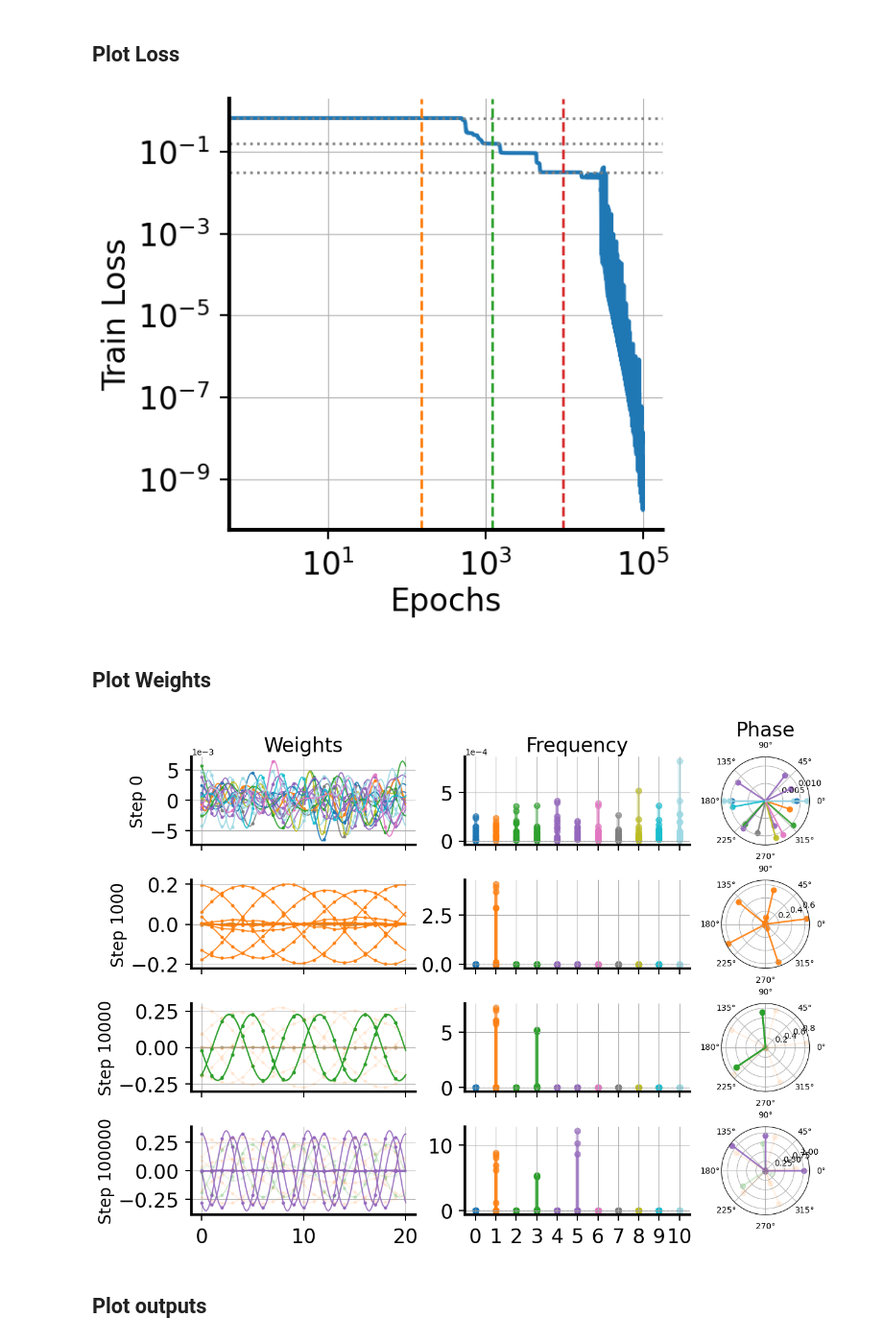
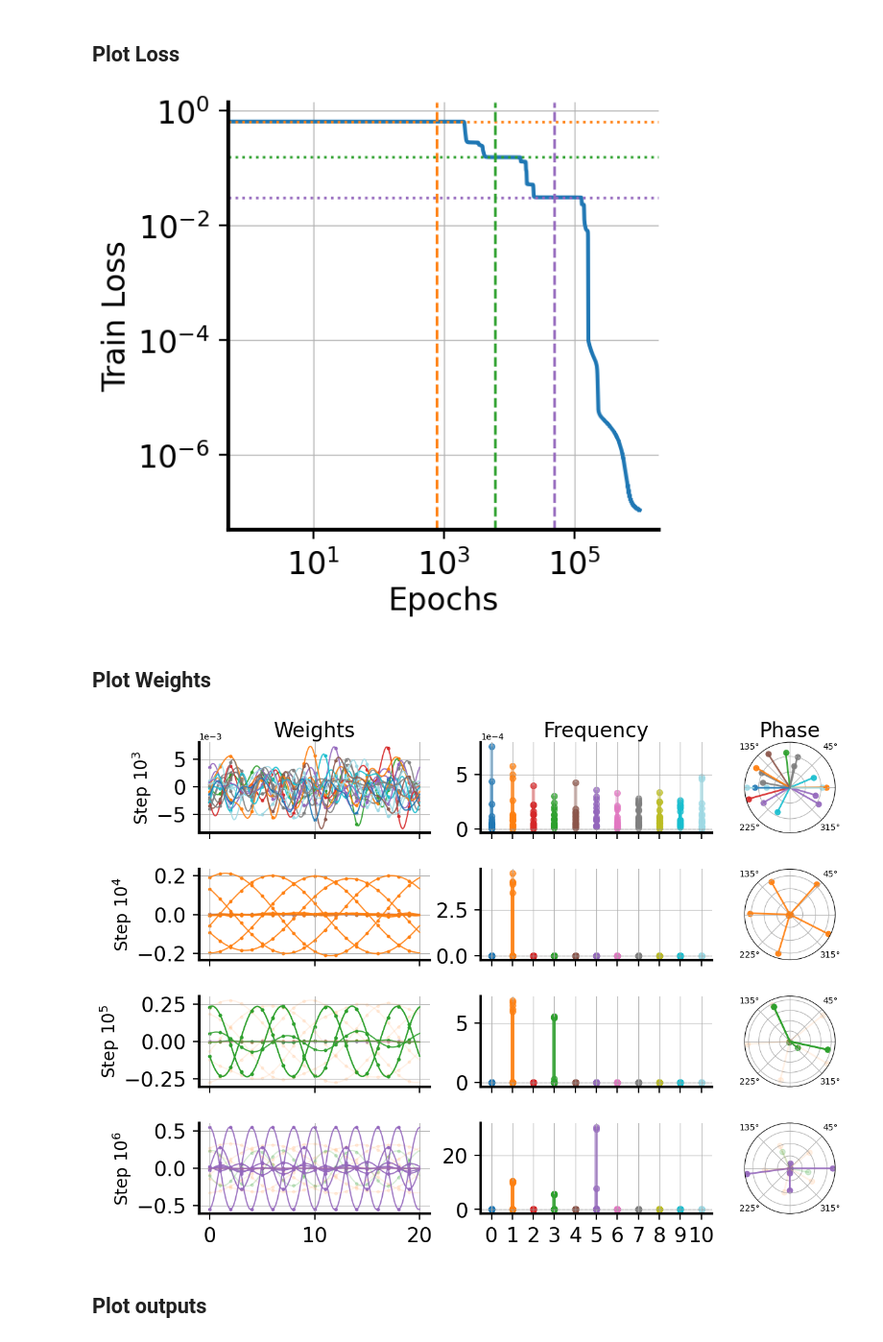
Before and after one commit to danielkunin/alternating-gradient-flows, a Jupyter notebook: modular arithmetic.ipynb, the cells around one changed output. Shown at 96% size. Saved outputs shown, nothing was run; the diff lists cells and outputs as text; code cells hidden in the pictures.

```diff
--- a/modular arithmetic.ipynb
+++ b/modular arithmetic.ipynb
@@ -267,9 +268,14 @@ def interpolate(ax, points, color, continuous, alpha=1.0):
 # %% [markdown]
 ## Experiment
 # %%
+seed = 0  # or any integer you like
+random.seed(seed)
+np.random.seed(seed)
+torch.manual_seed(seed)
+torch.cuda.manual_seed_all(seed)  # if using GPU
+
 # Data Generation using the new function
 p = 20  # Modulus
-
 
 # Get base vector
 # template = generate_template(p, 2, 1.0)
@@ -299,11 +305,11 @@ model = TwoLayerNet(p=p, hidden_size=hidden_size, nonlinearity='square', init_sc
 loss = nn.MSELoss()
 
 # Construct optimizer
-lr, mom = 0.05, 0.9
+lr, mom = 0.01, 0.9
 optimizer = optim.SGD(model.parameters(), lr=lr, momentum=mom)
 # optimizer = optim.Adam(model.parameters(), lr=0.001, betas=(0.9, 0.999))
 
 # Train the model
-epochs = 100001
-loss_history, accuracy_history, param_history = train(model, dataloader, loss, optimizer, epochs=epochs, verbose_interval=epochs//10)
+epochs = 1000001
+loss_history, accuracy_history, param_history = train(model, dataloader, loss, optimizer, epochs=epochs, verbose_interval=epochs//100)
 # %% [output]
@@ -349,7 +362,7 @@ power = power[sorted_idx]
 freq = freq[sorted_idx]
 
 # Colors by frequency
-highlight_colors = {1: 'tab:orange', 3: 'tab:green', 5: 'tab:red'}
+highlight_colors = {1: 'tab:orange', 3: 'tab:green', 5: 'tab:purple'}
 default_color = 'gray'
 
 # Horizontal lines for alpha_k
@@ -358,7 +371,7 @@ coef = 1 / p  # from PyTorch MSE reduction
 for k, alpha in enumerate(alpha_values):
     f = freq[k]
     color = highlight_colors.get(f, default_color)
-    ax.axhline(y=coef * alpha, color='gray', linestyle='dotted', linewidth=2)
+    ax.axhline(y=coef * alpha, color=color, linestyle='dotted', linewidth=2)
 
 # Vertical lines for tau_k
 theta0 = np.sqrt(2) * model.init_scale
@@ -373,7 +386,7 @@ for k, tau in enumerate(tau_values):
 style_axes(ax)
 plt.savefig("loss.pdf", bbox_inches='tight')
 # %% [output]
-[figure, old version]
+[figure, new version]
 # %% [markdown]
 ## Plot Weights
 # %%
@@ -384,7 +397,7 @@ import matplotlib.gridspec as gridspec
 
 # Steps and corresponding highlighted frequencies
 
-steps = [0, 1000, 10000, epochs-1]
+steps = [1000, 10000, 100000, epochs-1]
 highlight_freqs_list = [[], [1], [3], [5]]
 
 num_rows, num_cols = len(steps), 3
@@ -417,7 +430,9 @@ for row, index in enumerate(steps):
         manual_colors = {
             0: 'tab:blue',
             1: 'tab:orange',
+            2: 'tab:red',
             3: 'tab:green',
+            4: 'tab:brown',
             5: 'tab:purple',
         }
         freq_colors = [manual_colors.get(i, cmap(i)) for i in range(num_freqs)]
@@ -436,7 +451,7 @@ for row, index in enumerate(steps):
         interpolate(ax, w, color=color, continuous=True, alpha=alpha)
         ax.scatter(np.arange(p), w, color=color, s=10, alpha=alpha)
     if row == 0: ax.set_title("Weights", fontsize=24)
-    ax.set_ylabel(f"Step {index}",  fontsize=20)
+    ax.set_ylabel(fr"Step $10^{{{int(np.log10(index))}}}$", fontsize=20)
     style_axes(ax)
     if row < num_rows - 1:
         ax.tick_params(labelbottom=False)
@@ -454,35 +469,38 @@ for row, index in enumerate(steps):
     ax.axhline(0, color='gray', linewidth=1, linestyle='--', alpha=0.4)
     ax.set_xlim(-0.5, len(power) - 0.5)
     ax.set_xticks(np.arange(len(power)))
     if row == 0: ax.set_title("Frequency", fontsize=24)
     style_axes(ax)
     if row < num_rows - 1:
         ax.tick_params(labelbottom=False)
 
     # === Column 3: Phase Polar Plot ===
     ax = axes[row, 2]
     for i in range(h):
         w = W[i, :]
         ft = np.fft.rfft(w)
         power = np.abs(ft)**2
         dom_idx = np.argmax(power)
         phase = np.angle(ft[dom_idx])
         norm = np.linalg.norm(w)
         color = freq_colors[dom_idx]
         alpha = 0.9 if not highlight_freqs or dom_idx in highlight_freqs else 0.1
         ax.plot([phase, phase], [0, norm], color=color, linewidth=2, alpha=alpha)
         ax.scatter(phase, norm, color=color, s=40, alpha=alpha)
+        angles = np.arange(0, 360, 45)
+        ax.set_thetagrids(angles, [f"{a}°" if a in [45,135,225,315] else "" for a in angles])
+        ax.set_yticklabels([])
     if row == 0: ax.set_title("Phase", fontsize=24)
 
 # Shift polar plots left to reduce whitespace
 for row in range(num_rows):
     ax = axes[row, 2]
     pos = ax.get_position()
-    ax.set_position([pos.x0 - 0.135, pos.y0 - 0.1, pos.width, pos.height])
+    ax.set_position([pos.x0 - 0.135, pos.y0, pos.width, pos.height])
 
 plt.savefig("W-weights.pdf", bbox_inches='tight')
 # %% [output]
-[figure, old version]
+[figure, new version]
 # %% [markdown]
 ## Plot outputs
 # %%
```
Also changed, not shown: parts of 4 cells of this notebook.
